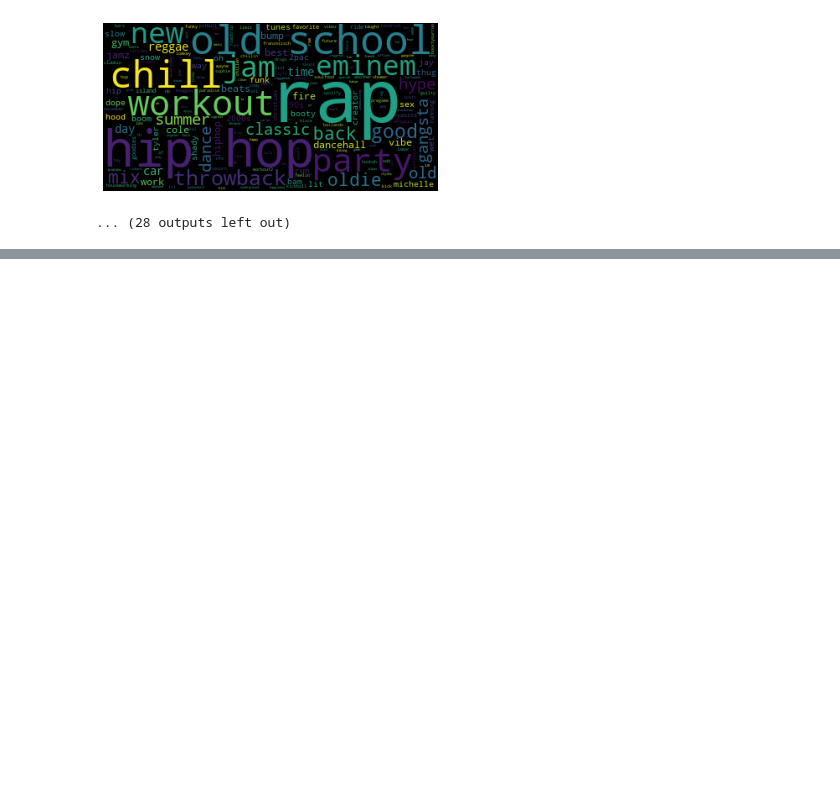
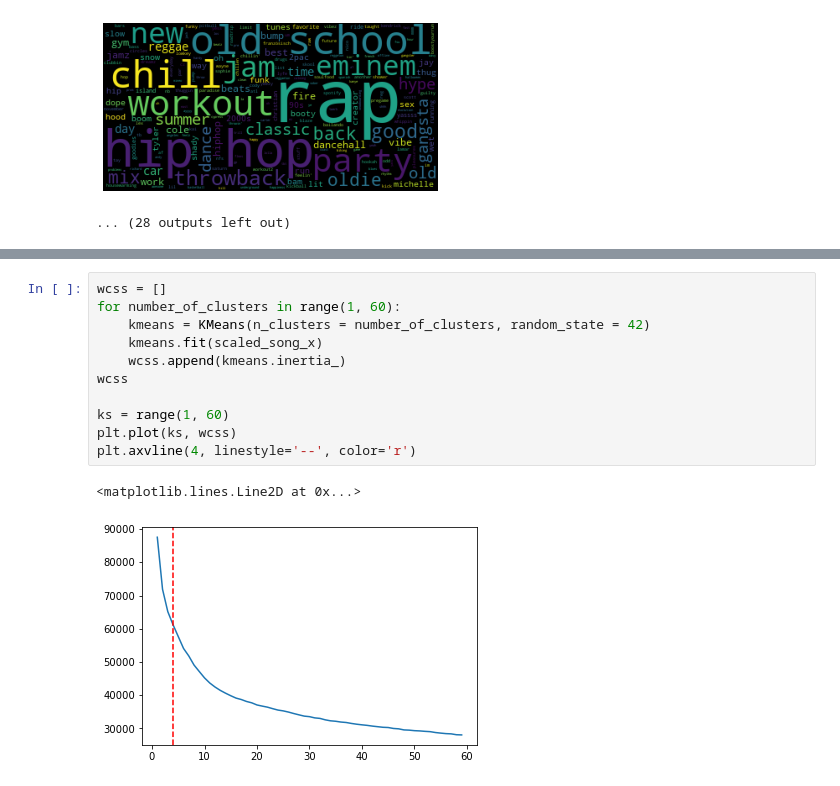
Before and after one commit to AlexanderFriedrichsen/cs254_playlist_project, a Jupyter notebook: k_means.ipynb, the cells around one changed output, grey strips where cells are left out. Cells and saved outputs as stored; diff of their text form; blank space fills up the shorter version.

```diff
--- a/k_means.ipynb
+++ b/k_means.ipynb
@@ -240,0 +297,14 @@ OperationalError: near "tracks_in_playlist": syntax error
+# %%
+wcss = []
+for number_of_clusters in range(1, 60):
+    kmeans = KMeans(n_clusters = number_of_clusters, random_state = 42)
+    kmeans.fit(scaled_song_x)
+    wcss.append(kmeans.inertia_)
+wcss
+
+ks = range(1, 60)
+plt.plot(ks, wcss)
+plt.axvline(4, linestyle='--', color='r')
+# %% [output]
+<matplotlib.lines.Line2D at 0x...>
+[figure, added]
```
Also changed, not shown: parts of 8 cells of this notebook, 1 other file.
